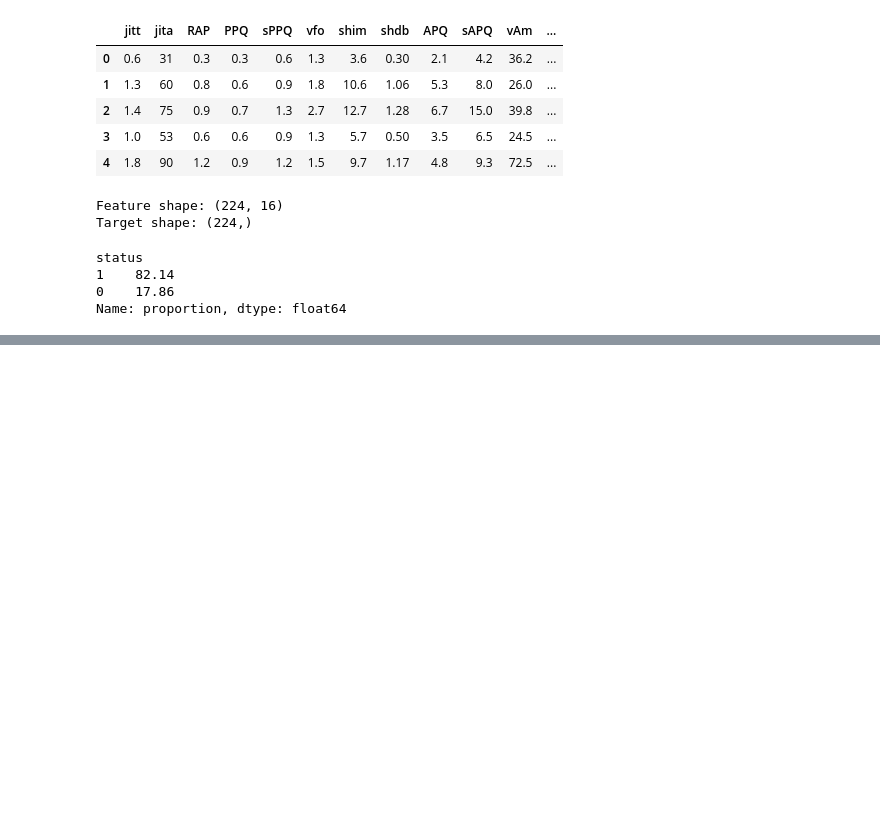
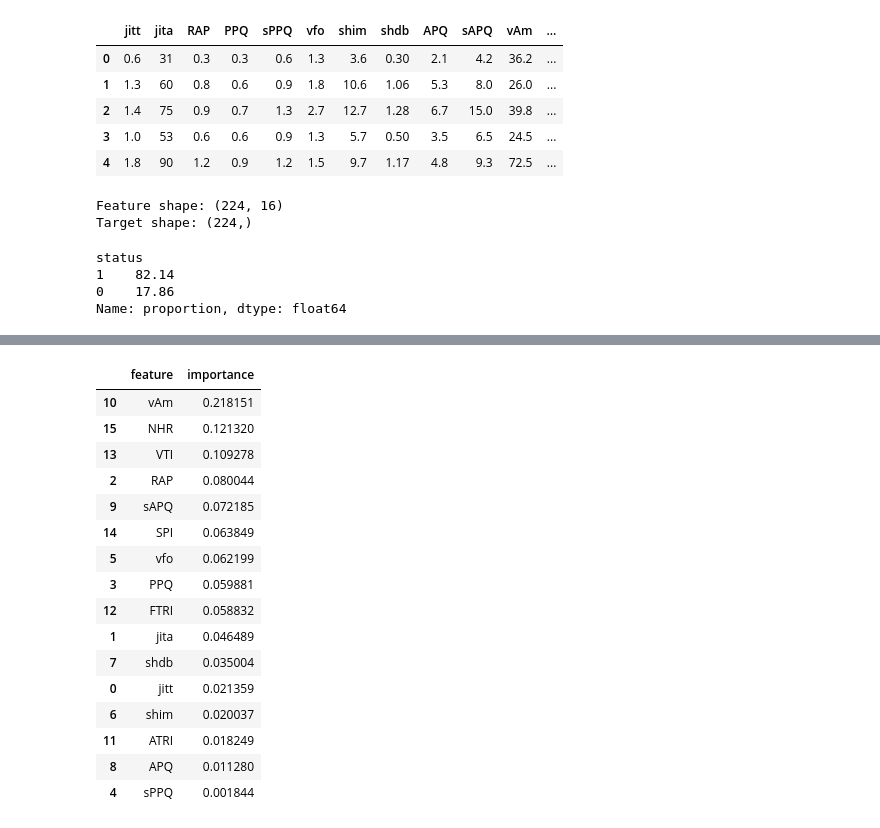
Before and after one commit to dans2303/parkinsons-disease-detection, a Jupyter notebook: notebooks/02_gradient_boosting.ipynb, the cells around one changed output, grey strips where cells are left out. Cells and saved outputs as stored; diff of their text form; code cells hidden in the pictures; blank space fills up the shorter version.

```diff
--- a/notebooks/02_gradient_boosting.ipynb
+++ b/notebooks/02_gradient_boosting.ipynb
@@ -139,0 +193,27 @@ plt.show()
+# %%
+gb_model = gb_pipeline.named_steps["model"]
+
+feature_importance = pd.DataFrame({
+    "feature": X.columns,
+    "importance": gb_model.feature_importances_
+}).sort_values(by="importance", ascending=False)
+
+feature_importance
+# %% [output]
+|  | feature | importance |
+| 10 | vAm | 0.218151 |
+| 15 | NHR | 0.121320 |
+| 13 | VTI | 0.109278 |
+| 2 | RAP | 0.080044 |
+| 9 | sAPQ | 0.072185 |
+| 14 | SPI | 0.063849 |
+| 5 | vfo | 0.062199 |
+| 3 | PPQ | 0.059881 |
+| 12 | FTRI | 0.058832 |
+| 1 | jita | 0.046489 |
+| 7 | shdb | 0.035004 |
+| 0 | jitt | 0.021359 |
+| 6 | shim | 0.020037 |
+| 11 | ATRI | 0.018249 |
+| 8 | APQ | 0.011280 |
+| 4 | sPPQ | 0.001844 |
```
Also changed, not shown: parts of 12 cells of this notebook.
